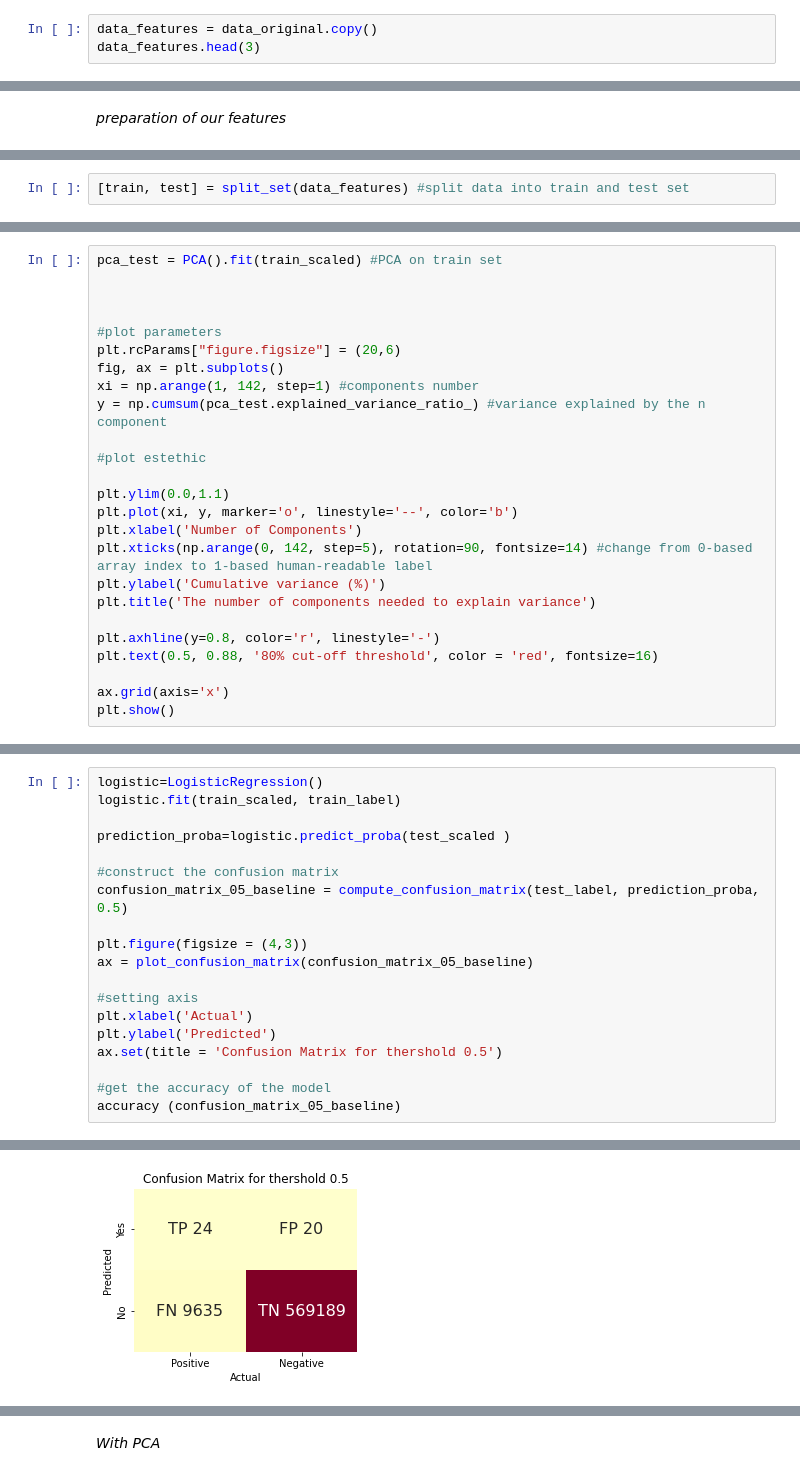
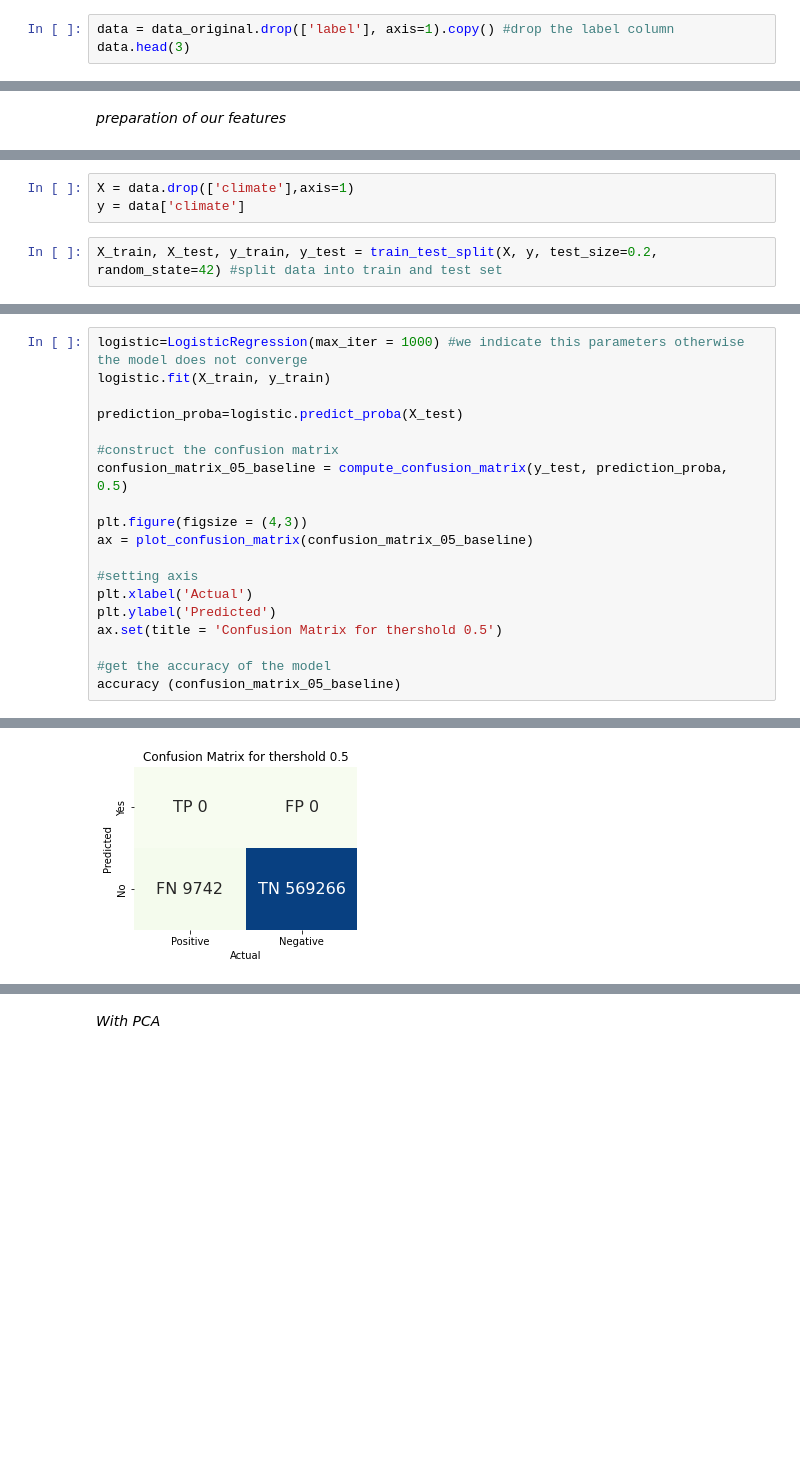
Before and after one commit to epfl-ada/ada-2021-project-avada-kedavra, a Jupyter notebook: classification.ipynb, the cells around one changed output, grey strips where cells are left out. Drawn from its saved outputs; the diff is of its cells as text; blank space fills up the shorter version.

```diff
--- a/classification.ipynb
+++ b/classification.ipynb
@@ -107,8 +110,8 @@ To perform our classification will test if reduced diéensionality of our featur
 # %%
 data_original = pd.read_csv("data/one_hot.bz2", compression = 'bz2') #load the data one hot encoding
 # %%
-data_features = data_original.copy()
-data_features.head(3)
+data = data_original.drop(['label'], axis=1).copy() #drop the label column
+data.head(3)
 # %% [output]
 |  | date_of_birth | climate | ['association football player'] | ['politician'] | ['actor'] | ['writer'] | ['researcher'] | ... |
 | 0 | 1952 | 0 | 0 | 0 | 0 | 0 | 0 | ... |
@@ -125,2 +123,5 @@ def split_set(data_to_split, ratio=0.8):
+# %%
+X = data.drop(['climate'],axis=1)
+y = data['climate']
 # %%
-[train, test] = split_set(data_features) #split data into train and test set
+X_train, X_test, y_train, y_test = train_test_split(X, y, test_size=0.2, random_state=42) #split data into train and test set
@@ -150,25 +127,0 @@ test_scaled = pd.DataFrame(preprocessing.scale(test_features),columns =test_feat
-# %%
-pca_test = PCA().fit(train_scaled) #PCA on train set
-
-
-
-#plot parameters
-plt.rcParams["figure.figsize"] = (20,6)
-fig, ax = plt.subplots()
-xi = np.arange(1, 142, step=1) #components number
-y = np.cumsum(pca_test.explained_variance_ratio_) #variance explained by the n component
-
-#plot estethic
-
-plt.ylim(0.0,1.1)
-plt.plot(xi, y, marker='o', linestyle='--', color='b')
-plt.xlabel('Number of Components')
-plt.xticks(np.arange(0, 142, step=5), rotation=90, fontsize=14) #change from 0-based array index to 1-based human-readable label
-plt.ylabel('Cumulative variance (%)')
-plt.title('The number of components needed to explain variance')
-
-plt.axhline(y=0.8, color='r', linestyle='-')
-plt.text(0.5, 0.88, '80% cut-off threshold', color = 'red', fontsize=16)
-
-ax.grid(axis='x')
-plt.show()
@@ -196,11 +132,11 @@ Now we create a “baseline” for logistic classifier with stochastic gradient.
 # %%
-logistic=LogisticRegression()
-logistic.fit(train_scaled, train_label)
+logistic=LogisticRegression(max_iter = 1000) #we indicate this parameters otherwise the model does not converge
+logistic.fit(X_train, y_train)
 
-prediction_proba=logistic.predict_proba(test_scaled )
+prediction_proba=logistic.predict_proba(X_test)
 
 #construct the confusion matrix
-confusion_matrix_05_baseline = compute_confusion_matrix(test_label, prediction_proba, 0.5)
+confusion_matrix_05_baseline = compute_confusion_matrix(y_test, prediction_proba, 0.5)
 
 plt.figure(figsize = (4,3))
 ax = plot_confusion_matrix(confusion_matrix_05_baseline)
@@ -226 +155 @@ For the negative case, the precision is 0.983, the recall is 1.000 and the F1 sc
-[figure, old version]
+[figure, new version]
```
Also changed, not shown: parts of 55 cells of this notebook.
